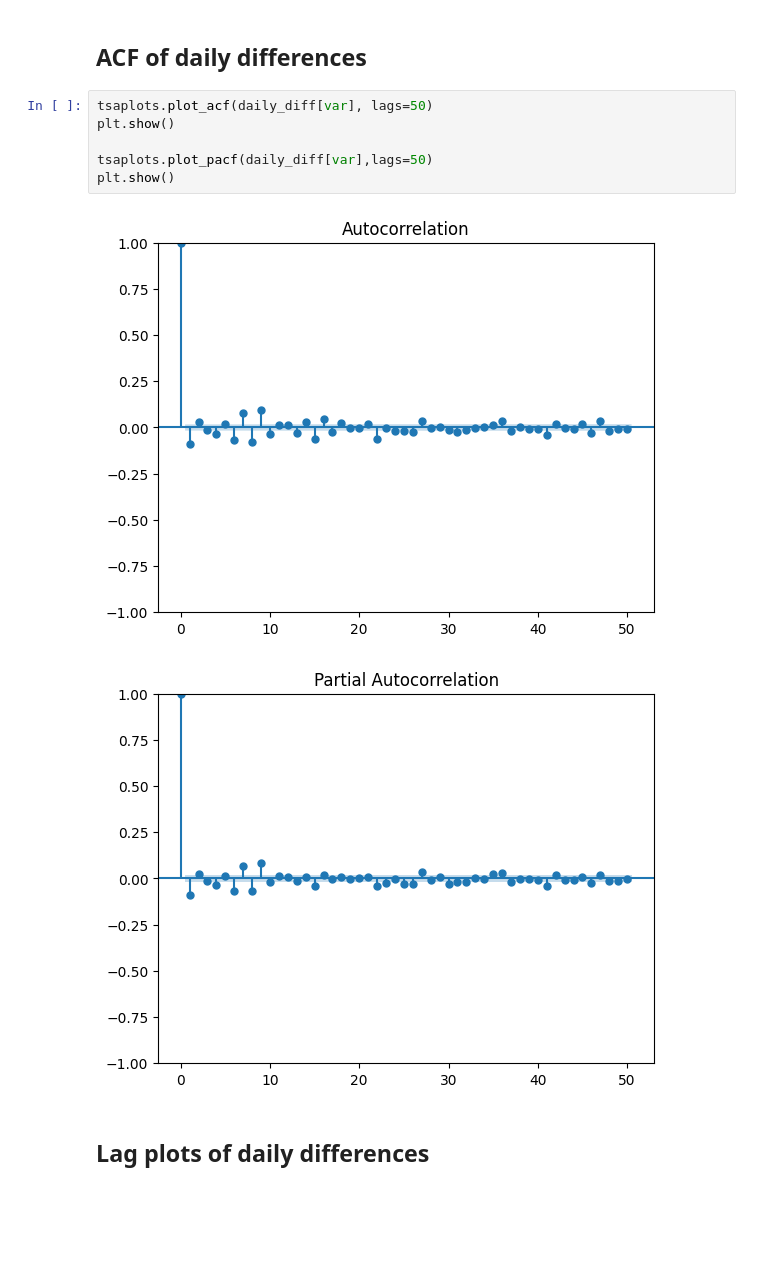
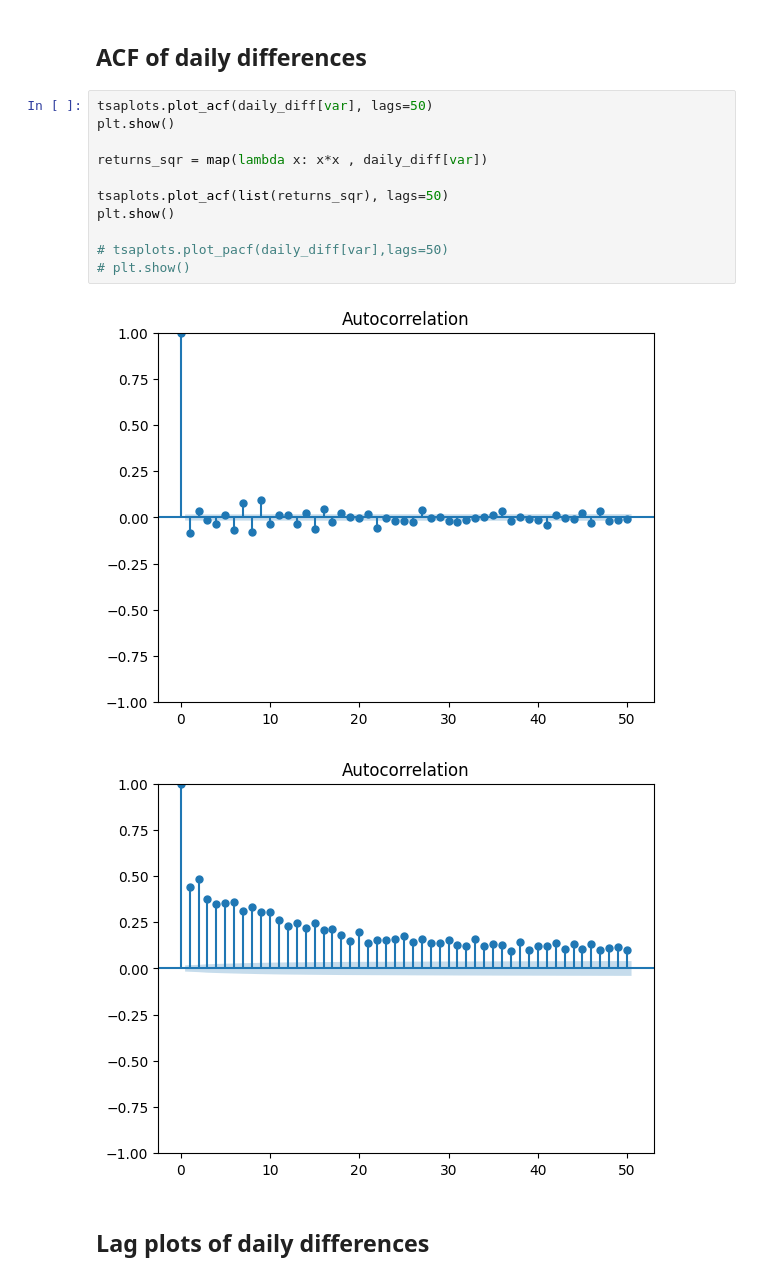
Before and after one commit to TheNoobGoda/time_series_project, a Jupyter notebook: yahoo_stock.ipynb, the cells around one changed output. Drawn from its saved outputs; the diff is of its cells as text; blank space fills up the shorter version.

```diff
--- a/yahoo_stock.ipynb
+++ b/yahoo_stock.ipynb
@@ -202,12 +207,17 @@ The time series is non-stationary.
 # %%
 tsaplots.plot_acf(daily_diff[var], lags=50)
 plt.show()
 
-tsaplots.plot_pacf(daily_diff[var],lags=50)
+returns_sqr = map(lambda x: x*x , daily_diff[var])
+
+tsaplots.plot_acf(list(returns_sqr), lags=50)
 plt.show()
+
+# tsaplots.plot_pacf(daily_diff[var],lags=50)
+# plt.show()
 # %% [output]
 [figure]
-[figure, old version]
+[figure, new version]
 # %% [markdown]
 ## Lag plots of daily differences
 # %%
```
Also changed, not shown: parts of 29 cells of this notebook, 1 other file.
